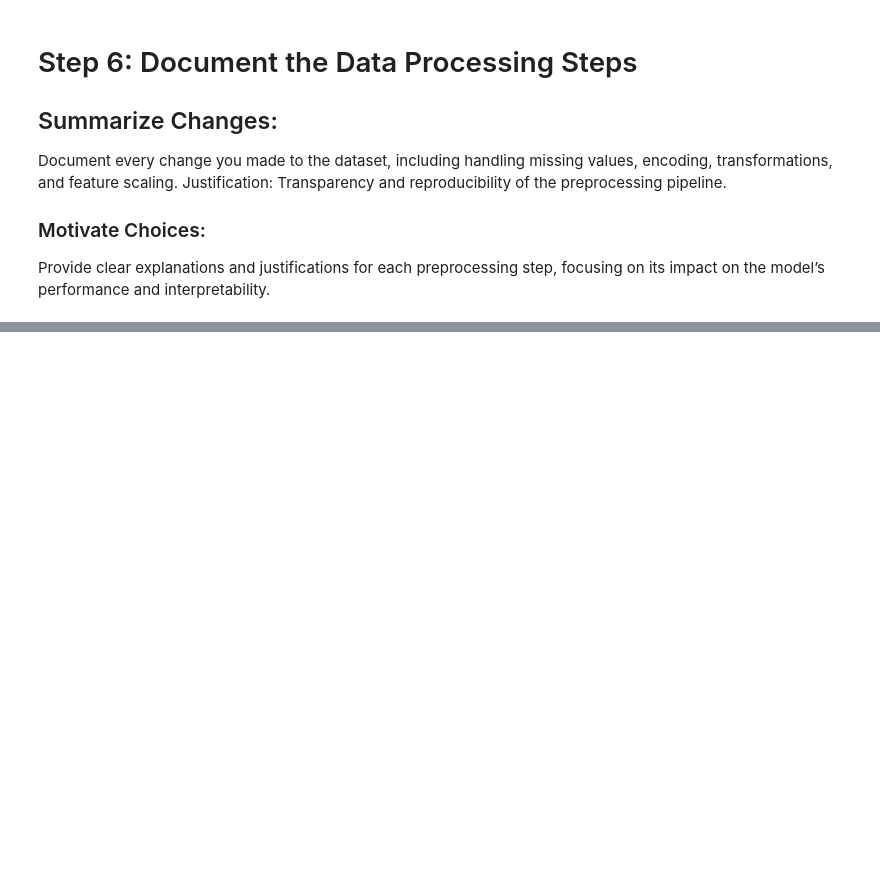
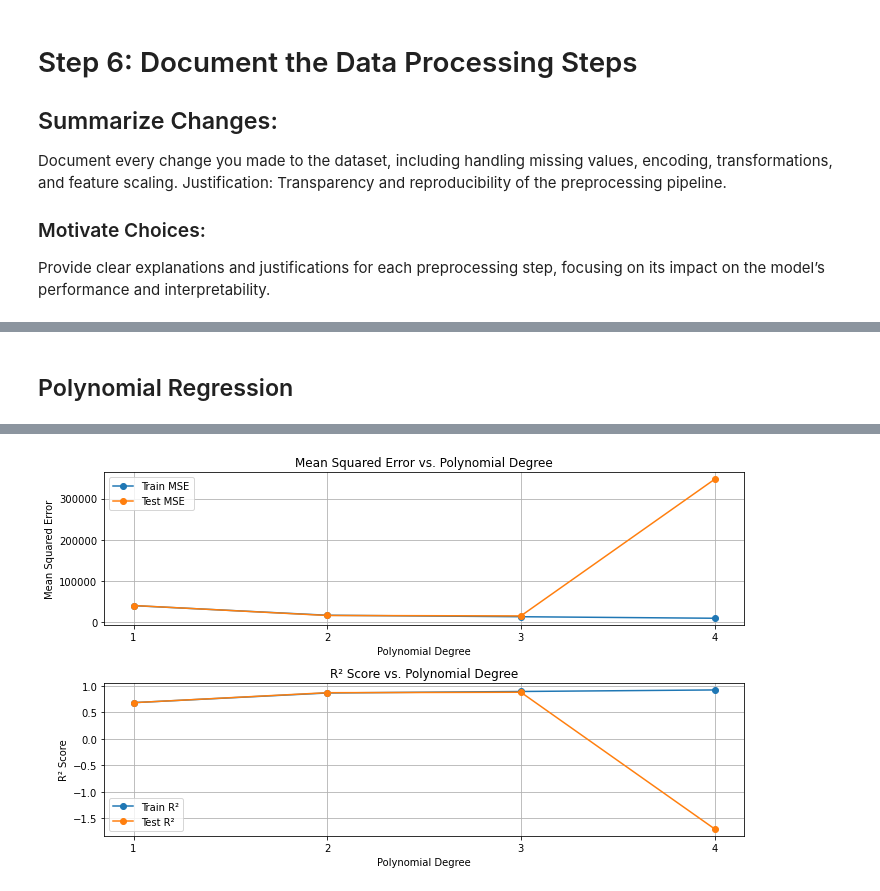
Before and after one commit to TiaanViviers/ShopAlot_analysis, a Jupyter notebook: notebooks/Group22.ipynb, the cells around one changed output, grey strips where cells are left out. Saved outputs shown, nothing was run; the diff lists cells and outputs as text; code cells hidden in the pictures; blank space fills up the shorter version.

```diff
--- a/notebooks/Group22.ipynb
+++ b/notebooks/Group22.ipynb
@@ -236,0 +566,68 @@ Provide clear explanations and justifications for each preprocessing step, focus
+# %% [markdown]
+## Polynomial Regression
+# %%
+x_train_significant = x_train[selected_features_fss]
+x_test_significant = x_test[selected_features_fss]
+# %%
+# Evaluate polynomial regression for different degrees
+degrees = [1, 2, 3, 4]
+train_errors = []
+test_errors = []
+train_r2_scores = []
+test_r2_scores = []
+
+for degree in degrees:
+
+    poly = PolynomialFeatures(degree=degree)
+    x_train_poly = poly.fit_transform(x_train_significant)
+    x_test_poly = poly.transform(x_test_significant)
+
+    # Fit the model
+    model = LinearRegression()
+    model.fit(x_train_poly, y_train)
+
+    # Predict
+    y_train_pred = model.predict(x_train_poly)
+    y_test_pred = model.predict(x_test_poly)
+
+    # Calculate MSE
+    train_mse = mean_squared_error(y_train, y_train_pred)
+    test_mse = mean_squared_error(y_test, y_test_pred)
+
+    train_r2 = r2_score(y_train, y_train_pred)
+    test_r2 = r2_score(y_test, y_test_pred)
+
+    train_errors.append(train_mse)
+    test_errors.append(test_mse)
+
+    train_r2_scores.append(train_r2)
+    test_r2_scores.append(test_r2)
+
+    print(f'Degree: {degree} \n| Train MSE: {train_mse:.4f} | Test MSE: {test_mse:.4f} \n| Train R²: {train_r2:.4f} | Test R²: {test_r2:.4f}\n')
+
+# Plotting MSE
+plt.figure(figsize=(10, 6))
+plt.subplot(2, 1, 1)
+plt.plot(degrees, train_errors, marker='o', label='Train MSE')
+plt.plot(degrees, test_errors, marker='o', label='Test MSE')
+plt.title('Mean Squared Error vs. Polynomial Degree')
+plt.xlabel('Polynomial Degree')
+plt.ylabel('Mean Squared Error')
+plt.xticks(degrees)
+plt.grid()
+plt.legend()
+
+# Plotting R² Scores
+plt.subplot(2, 1, 2)
+plt.plot(degrees, train_r2_scores, marker='o', label='Train R²')
+plt.plot(degrees, test_r2_scores, marker='o', label='Test R²')
+plt.title('R² Score vs. Polynomial Degree')
+plt.xlabel('Polynomial Degree')
+plt.ylabel('R² Score')
+plt.xticks(degrees)
+plt.grid()
+plt.legend()
+
+plt.tight_layout()
+plt.show()
+# %% [output]
@@ -236,0 +649 @@ Provide clear explanations and justifications for each preprocessing step, focus
+[figure, added]
```
Also changed, not shown: parts of 40 cells of this notebook.
